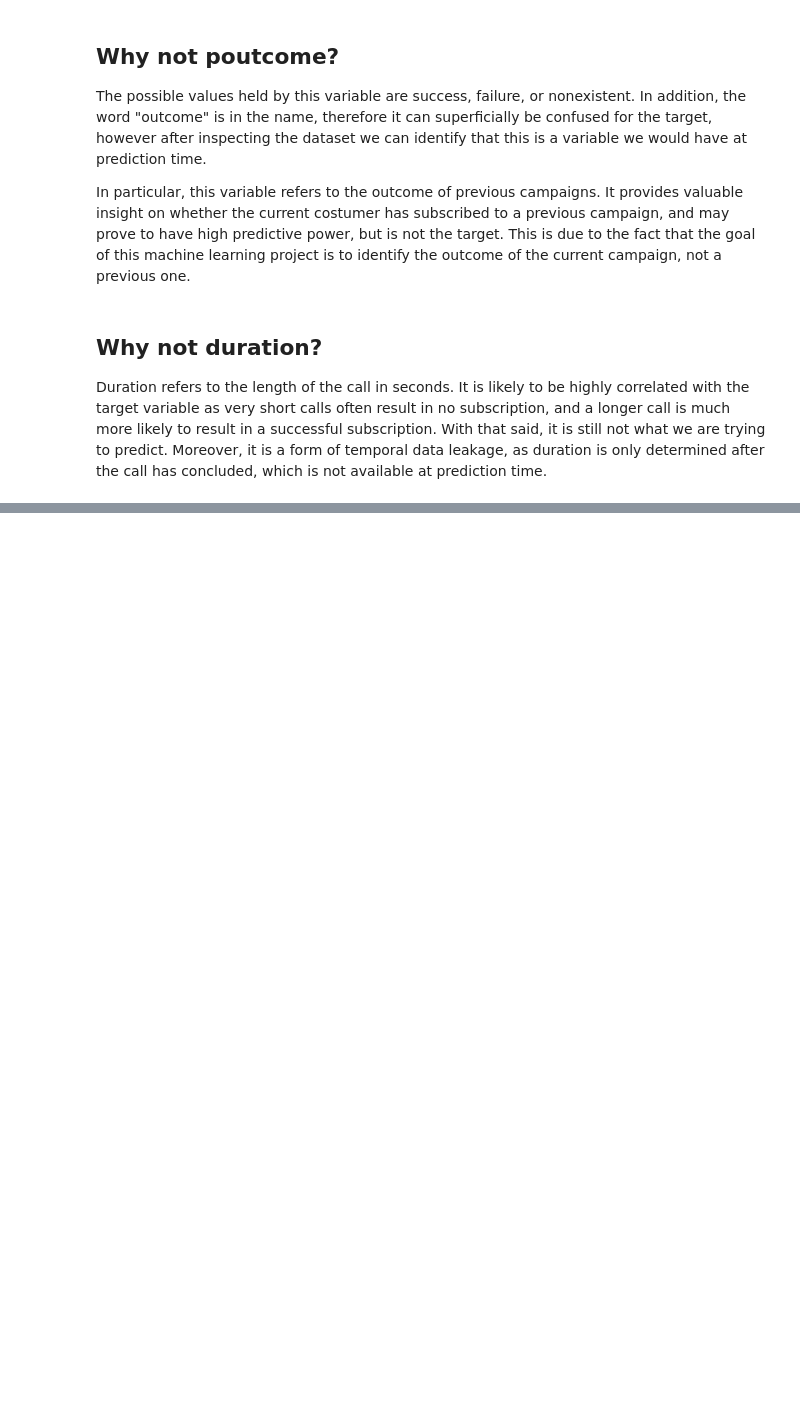
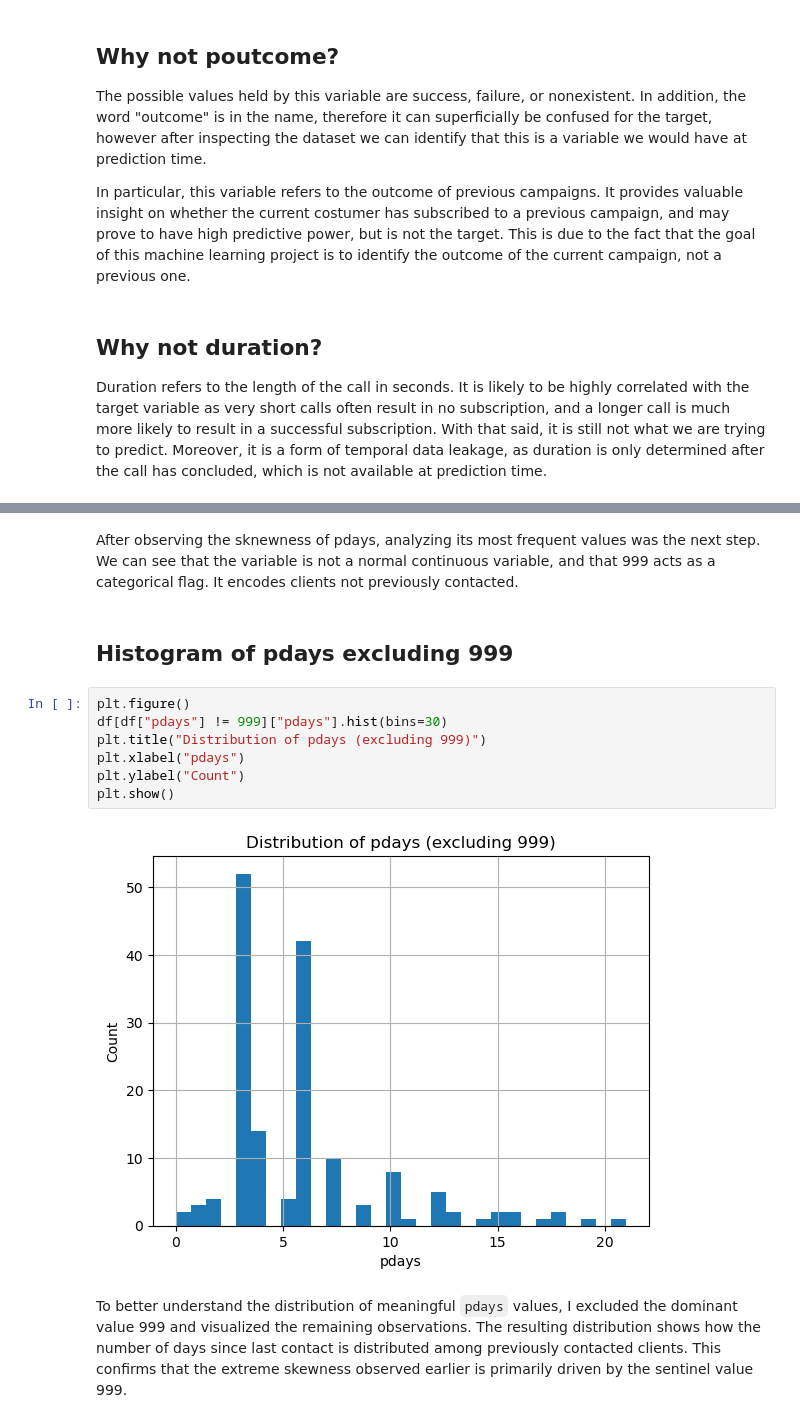
Before and after one commit to lamamoucattashieu/ML-fundamentals-2026, a Jupyter notebook: assignment1_lama_moucattash.ipynb, the cells around one changed output, grey strips where cells are left out. Cells and saved outputs as stored; diff of their text form; blank space fills up the shorter version.

```diff
--- a/assignment1_lama_moucattash.ipynb
+++ b/assignment1_lama_moucattash.ipynb
@@ -16,0 +202,15 @@ Duration refers to the length of the call in seconds. It is likely to be highly
+# %% [markdown]
+After observing the sknewness of pdays, analyzing its most frequent values was the next step. We can see that the variable is not a normal continuous variable, and that 999 acts as a categorical flag. It encodes clients not previously contacted.
+# %% [markdown]
+## Histogram of pdays excluding 999
+# %%
+plt.figure()
+df[df["pdays"] != 999]["pdays"].hist(bins=30)
+plt.title("Distribution of pdays (excluding 999)")
+plt.xlabel("pdays")
+plt.ylabel("Count")
+plt.show()
+# %% [output]
+[figure, added]
+# %% [markdown]
+To better understand the distribution of meaningful `pdays` values, I excluded the dominant value 999 and visualized the remaining observations. The resulting distribution shows how the number of days since last contact is distributed among previously contacted clients. This confirms that the extreme skewness observed earlier is primarily driven by the sentinel value 999.
```
Also changed, not shown: parts of 23 cells of this notebook, 1 other file.
